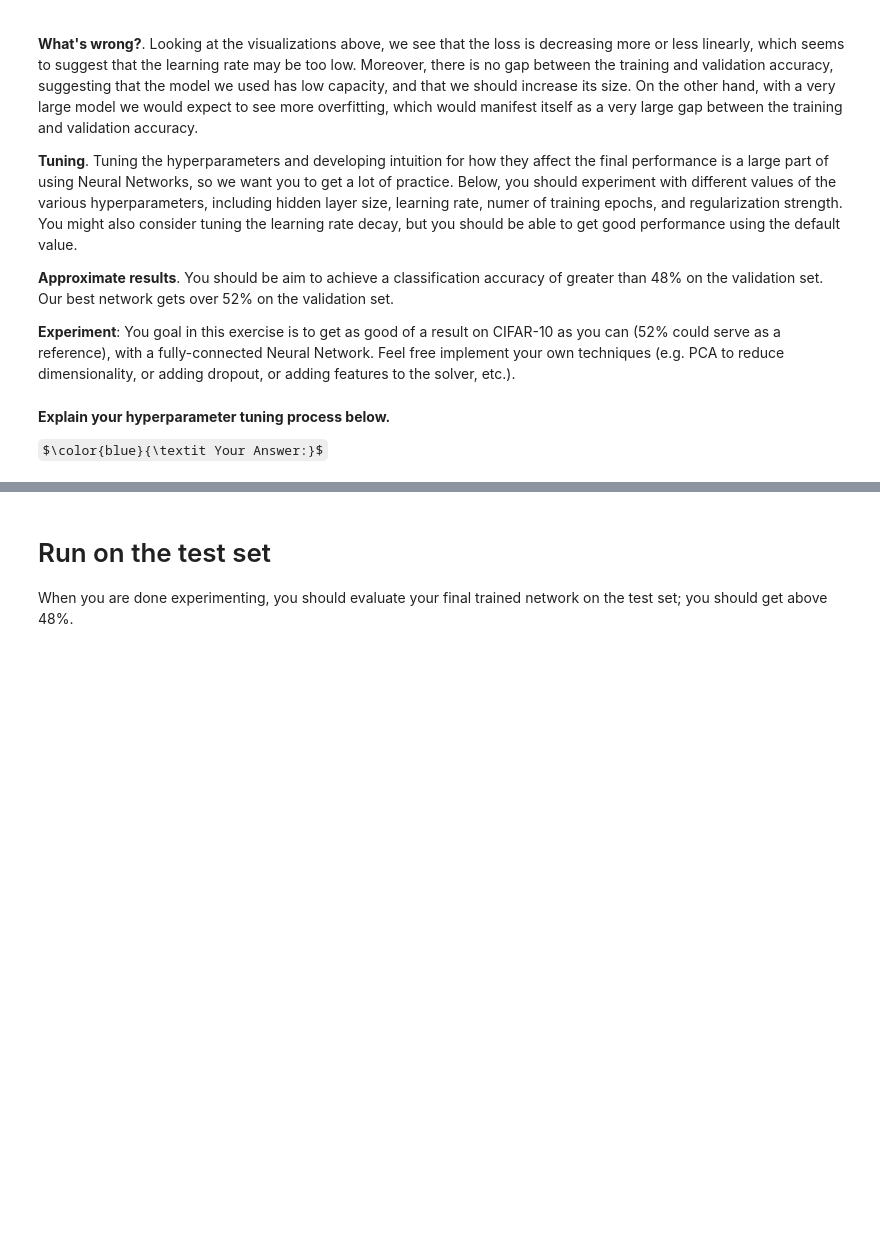
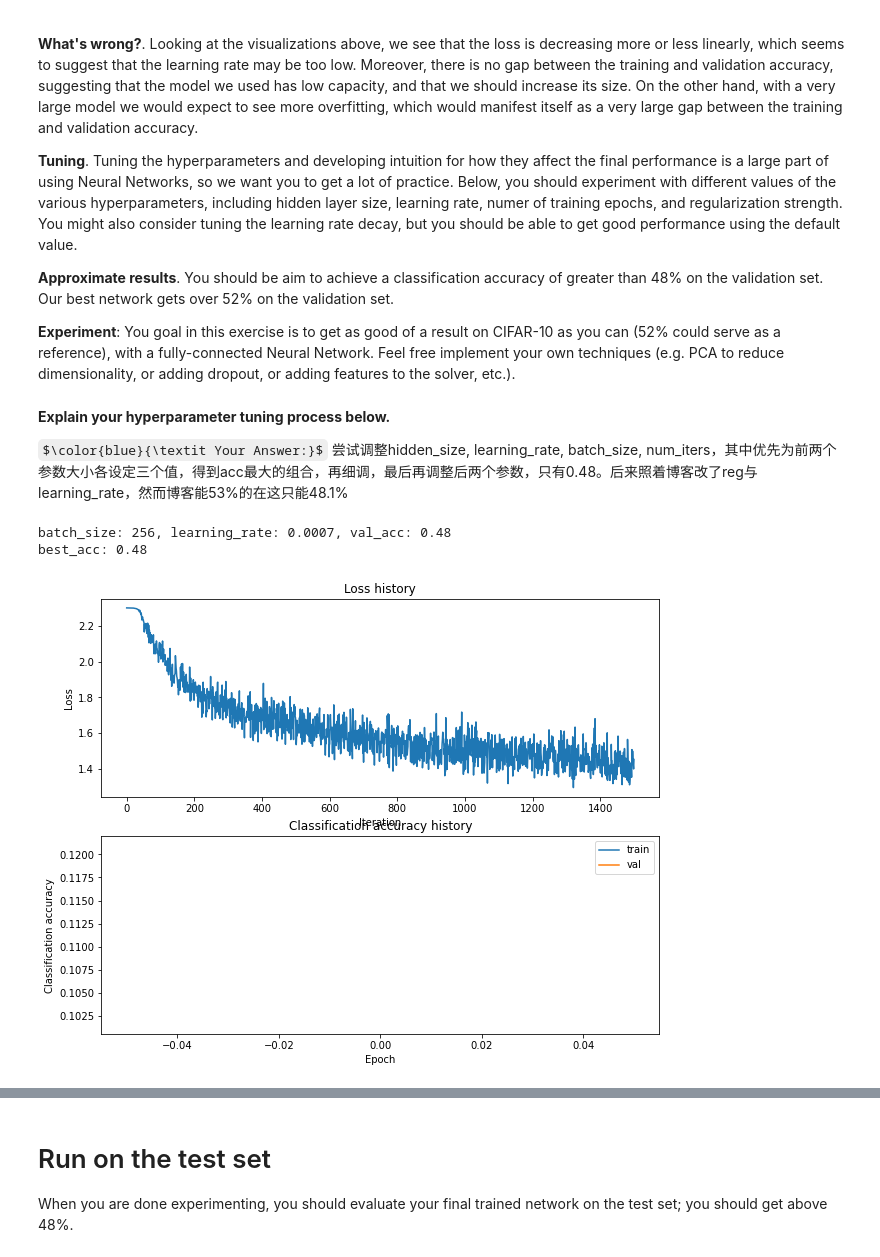
Before and after one commit to Stareven233/CS231n-Assignment-2019, a Jupyter notebook: assignment1/two_layer_net.ipynb, the cells around one changed output, grey strips where cells are left out. Saved outputs shown, nothing was run; the diff lists cells and outputs as text; code cells hidden in the pictures; some formulas as TeX source; blank space fills up the shorter version.

Commit message:
complete two_layer_net of assignment1

```diff
--- a/assignment1/two_layer_net.ipynb
+++ b/assignment1/two_layer_net.ipynb
@@ -262,27 +292,74 @@ show_net_weights(net)
 # %% [markdown]
 **Explain your hyperparameter tuning process below.**
 
-$\color{blue}{\textit Your Answer:}$
+$\color{blue}{\textit Your Answer:}$ 尝试调整hidden_size, learning_rate, batch_size, num_iters，其中优先为前两个参数大小各设定三个值，得到acc最大的组合，再细调，最后再调整后两个参数，只有0.48。后来照着博客改了reg与learning_rate，然而博客能53%的在这只能48.1%
 # %%
 best_net = None # store the best model into this
 
 #################################################################################
 # TODO: Tune hyperparameters using the validation set. Store your best trained  #
 # model in best_net.                                                            #
 #                                                                               #
 # To help debug your network, it may help to use visualizations similar to the  #
 # ones we used above; these visualizations will have significant qualitative    #
 # differences from the ones we saw above for the poorly tuned network.          #
 #                                                                               #
 # Tweaking hyperparameters by hand can be fun, but you might find it useful to  #
 # write code to sweep through possible combinations of hyperparameters          #
 # automatically like we did on the previous exercises.                          #
 #################################################################################
 # *****START OF YOUR CODE (DO NOT DELETE/MODIFY THIS LINE)*****
 
+# hs_list = (50, 20, 70)
+# lr_list = (1e-4, 5e-5, 5e-4)
+hs_list = 150
+bs_list = (256, )
+ni_list = 1500
+lr_list = (7e-4, )
+reg = 0.09
+
+best_val_acc = 0
+best_stats = None
+
+for bs in bs_list:
+    for lr in lr_list:
+        net = TwoLayerNet(input_size, hidden_size, num_classes)
+        stats = net.train(X_train, y_train, X_val, y_val,
+                    num_iters=ni_list, batch_size=bs,
+                    learning_rate=lr, learning_rate_decay=0.95,
+                    reg=reg, verbose=False)
+        val_acc = (net.predict(X_val) == y_val).mean()
+        print(f'batch_size: {bs}, learning_rate: {lr}, val_acc: {val_acc}')
+
+        if val_acc <= best_val_acc:
+            continue
+        best_val_acc = val_acc
+        best_net = net
+        best_stats = stats
+
+print(f'best_acc: {best_val_acc}')
+plt.subplot(2, 1, 1)
+plt.plot(best_stats['loss_history'])
+plt.title('Loss history')
+plt.xlabel('Iteration')
+plt.ylabel('Loss')
+
+plt.subplot(2, 1, 2)
+plt.plot(best_stats['train_acc_history'], label='train')
+plt.plot(best_stats['val_acc_history'], label='val')
+plt.title('Classification accuracy history')
+plt.xlabel('Epoch')
+plt.ylabel('Classification accuracy')
+plt.legend()
+plt.show()
+
 pass
 
 # *****END OF YOUR CODE (DO NOT DELETE/MODIFY THIS LINE)*****
+# %% [output]
+batch_size: 256, learning_rate: 0.0007, val_acc: 0.48
+best_acc: 0.48
+[figure, added]
 # %%
 # visualize the weights of the best network
 show_net_weights(best_net)
```
Also changed, not shown: parts of 11 cells of this notebook, 4 other files.
